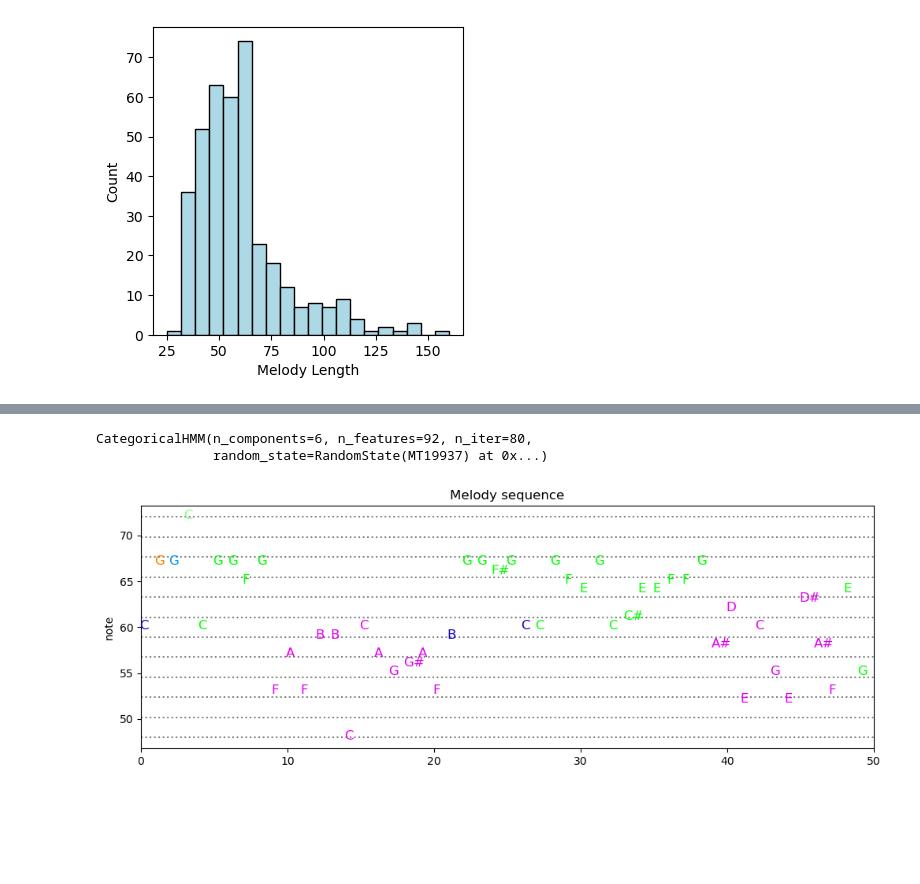
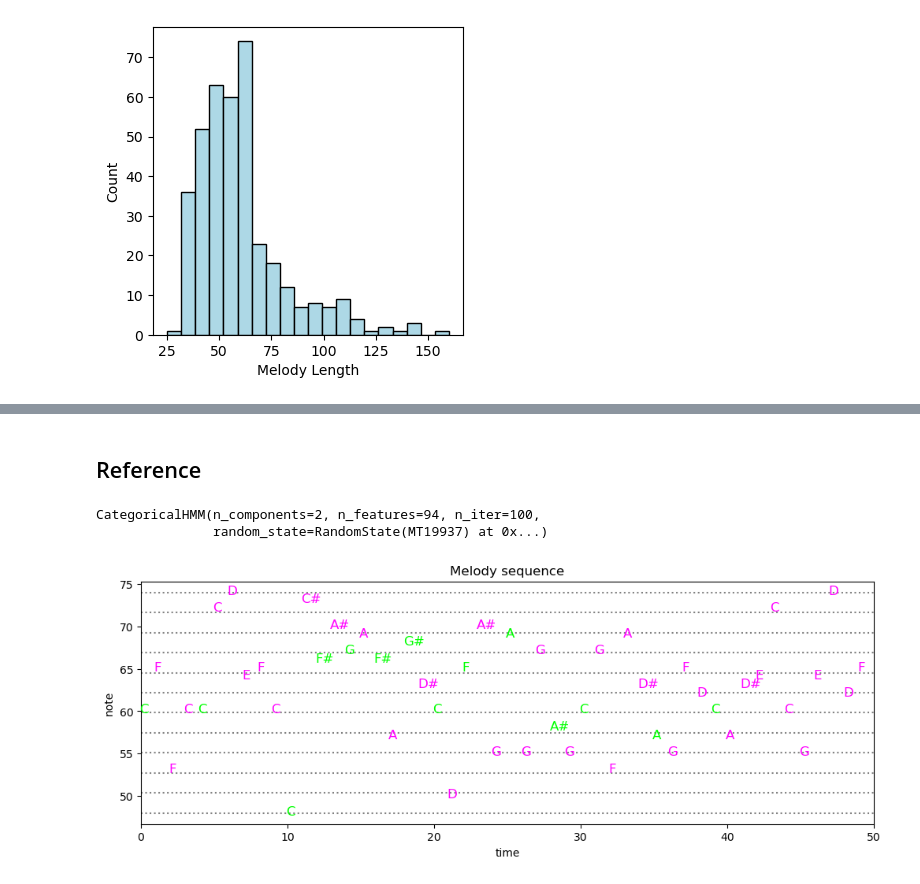
Before and after one commit to RasmusML/musicHMM, a Jupyter notebook: playground.ipynb, the cells around one changed output, grey strips where cells are left out. Saved outputs shown, nothing was run; the diff lists cells and outputs as text; code cells hidden in the pictures; blank space fills up the shorter version.

```diff
--- a/playground.ipynb
+++ b/playground.ipynb
@@ -24,22 +40,24 @@ Text(0, 0.5, 'Count')
+# %% [markdown]
+## Reference
 # %%
-seq_train = data[:200]
+seq_train = data[:300]
 lengths = np.array([len(song) for song in seq_train])
 
 x_train = np.concatenate([melody[:length] for length, melody in zip(lengths, seq_train)]).reshape(-1, 1)
 # %%
 from hmmlearn.hmm import CategoricalHMM
 # %%
-model = CategoricalHMM(n_components=6, n_iter=100)
+model = CategoricalHMM(n_components=2, n_iter=100)
 model.fit(x_train, lengths)
 # %% [output]
-CategoricalHMM(n_components=6, n_features=92, n_iter=80,
+CategoricalHMM(n_components=2, n_features=94, n_iter=100,
                random_state=RandomState(MT19937) at 0x...)
 # %%
 x_sample, state_sequence = model.sample(n_samples=50)
 # %%
-plot_sequence(x_sample, state_sequence)
+plot_sequence(x_sample[:,0], state_sequence)
 # %% [output]
-[figure, old version]
+[figure, new version]
 # %%
 write_midi_file(x_sample[:,0], "out/test.mid")
 # %%
```
Also changed, not shown: parts of 7 cells of this notebook, 3 other files.
